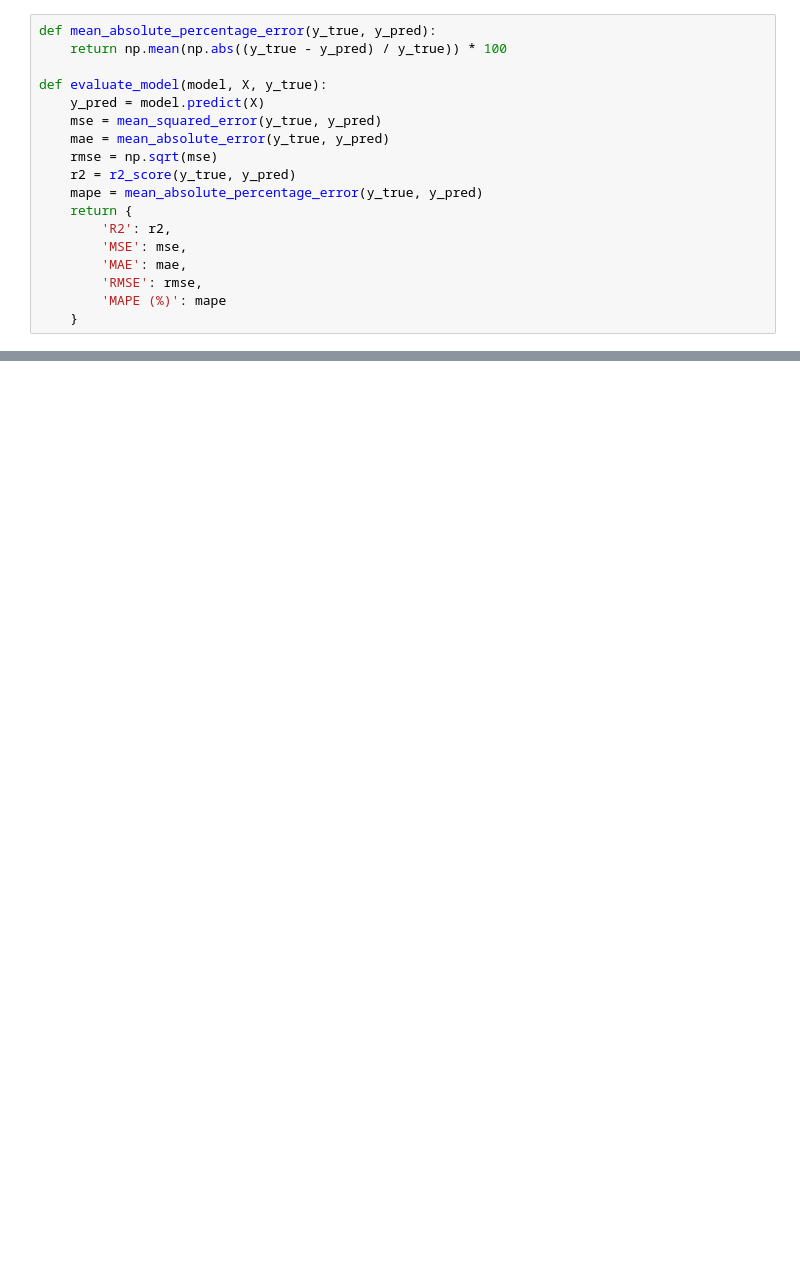
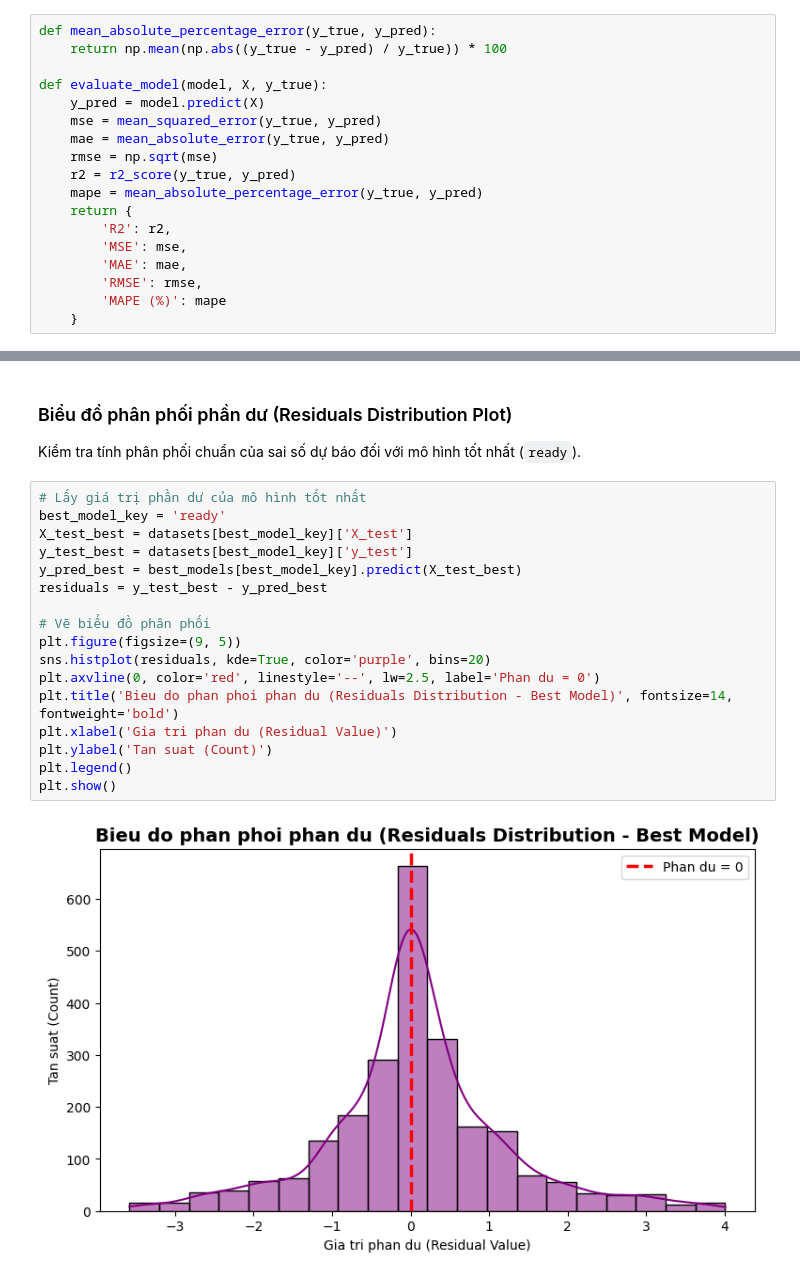
Before and after one commit to lacthui06/Lab-ML, a Jupyter notebook: lab2/modeling/modeling.ipynb, the cells around one changed output, grey strips where cells are left out. Cells and saved outputs as stored; diff of their text form; blank space fills up the shorter version.

```diff
--- a/lab2/modeling/modeling.ipynb
+++ b/lab2/modeling/modeling.ipynb
@@ -236,0 +199,23 @@ display(comparison_df)
+# %% [markdown]
+### Biểu đồ phân phối phần dư (Residuals Distribution Plot)
+
+Kiểm tra tính phân phối chuẩn của sai số dự báo đối với mô hình tốt nhất (`ready`).
+# %%
+# Lấy giá trị phần dư của mô hình tốt nhất
+best_model_key = 'ready'
+X_test_best = datasets[best_model_key]['X_test']
+y_test_best = datasets[best_model_key]['y_test']
+y_pred_best = best_models[best_model_key].predict(X_test_best)
+residuals = y_test_best - y_pred_best
+
+# Vẽ biểu đồ phân phối
+plt.figure(figsize=(9, 5))
+sns.histplot(residuals, kde=True, color='purple', bins=20)
+plt.axvline(0, color='red', linestyle='--', lw=2.5, label='Phan du = 0')
+plt.title('Bieu do phan phoi phan du (Residuals Distribution - Best Model)', fontsize=14, fontweight='bold')
+plt.xlabel('Gia tri phan du (Residual Value)')
+plt.ylabel('Tan suat (Count)')
+plt.legend()
+plt.show()
+# %% [output]
+[figure, added]
```
Also changed, not shown: parts of 29 cells of this notebook, 40 other files.
